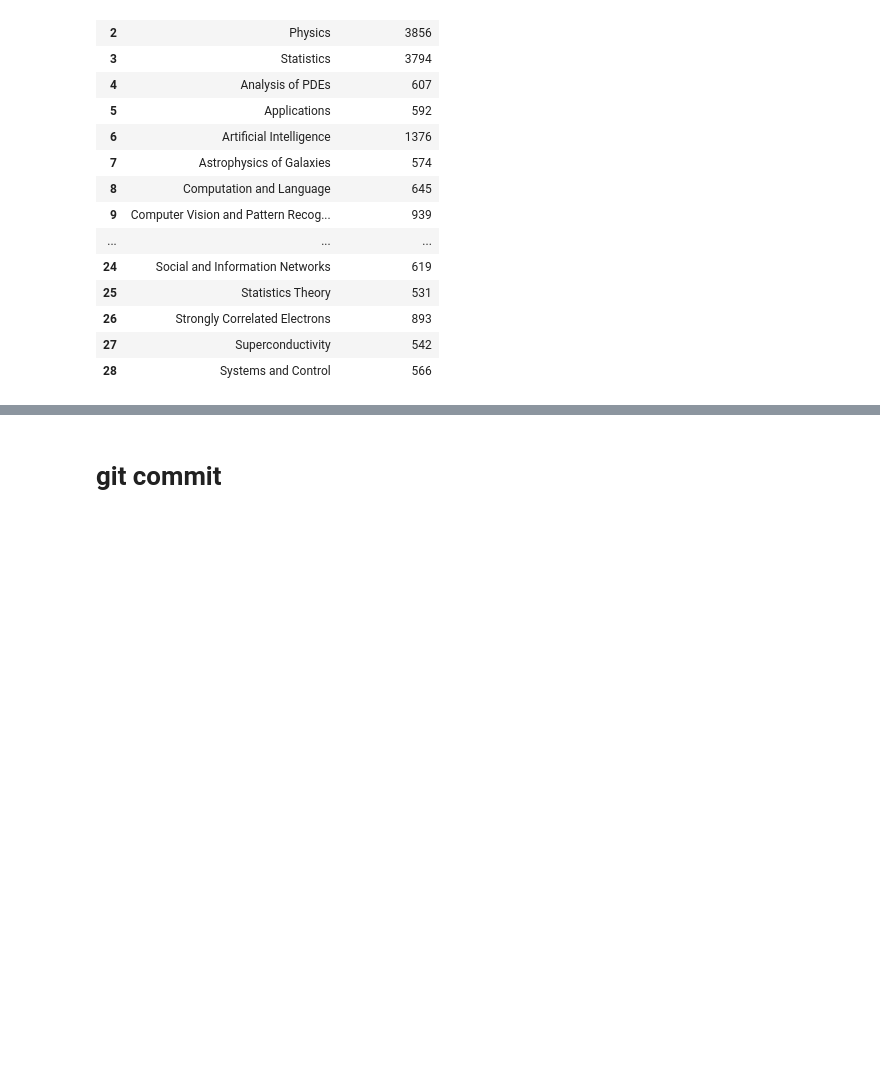
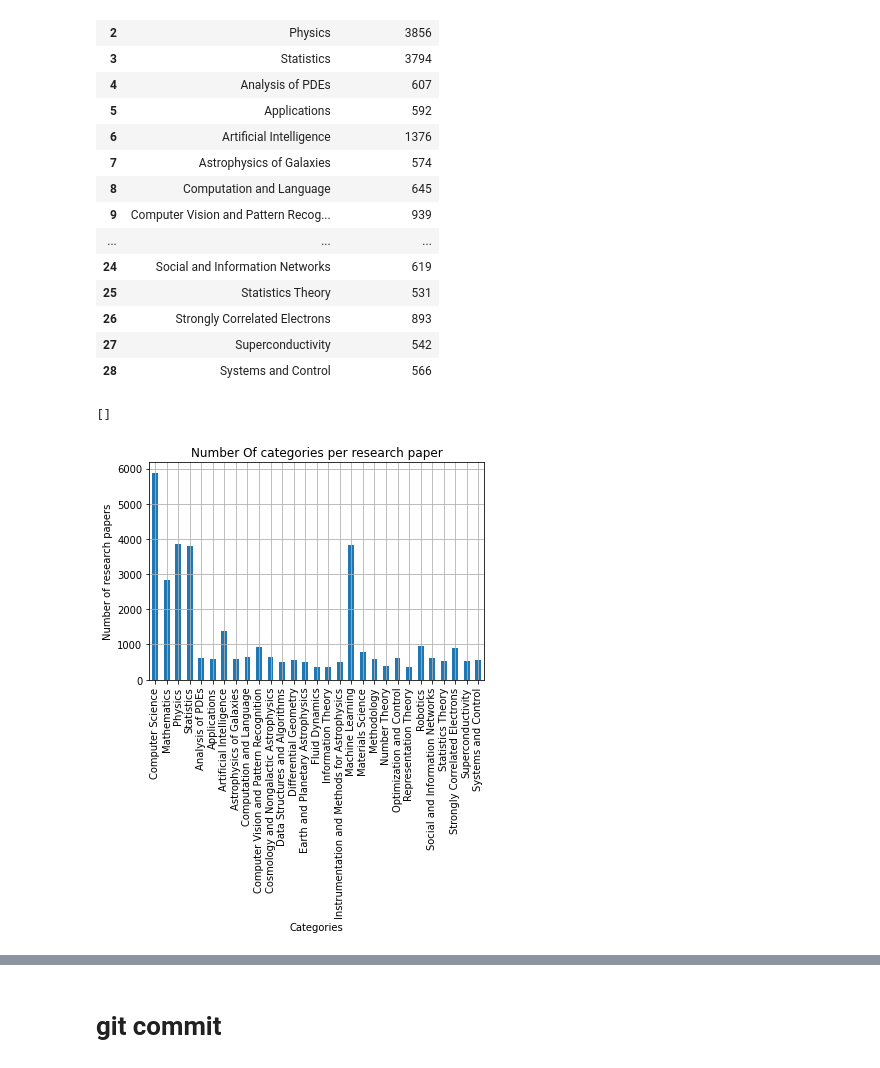
Before and after one commit to ash0411/major_project, a Jupyter notebook: major_project.ipynb, the cells around one changed output, grey strips where cells are left out. Drawn from its saved outputs; the diff is of its cells as text; code cells hidden in the pictures; blank space fills up the shorter version.

Commit message:
added some text analysis graphs

```diff
--- a/major_project.ipynb
+++ b/major_project.ipynb
@@ -170,3 +170,12 @@ df_stats
 | 26 | Strongly Correlated Electrons | 893 |
 | 27 | Superconductivity | 542 |
 | 28 | Systems and Control | 566 |
+# %%
+df_stats.plot(x = 'category', y = 'research papers',kind = 'bar', legend = False,grid = True)
+plt.title("Number Of categories per research paper")
+plt.xlabel("Categories")
+plt.ylabel("Number of research papers")
+plt.plot()
+# %% [output]
+[]
+[figure, added]
```
Also changed, not shown: parts of 5 cells of this notebook.
